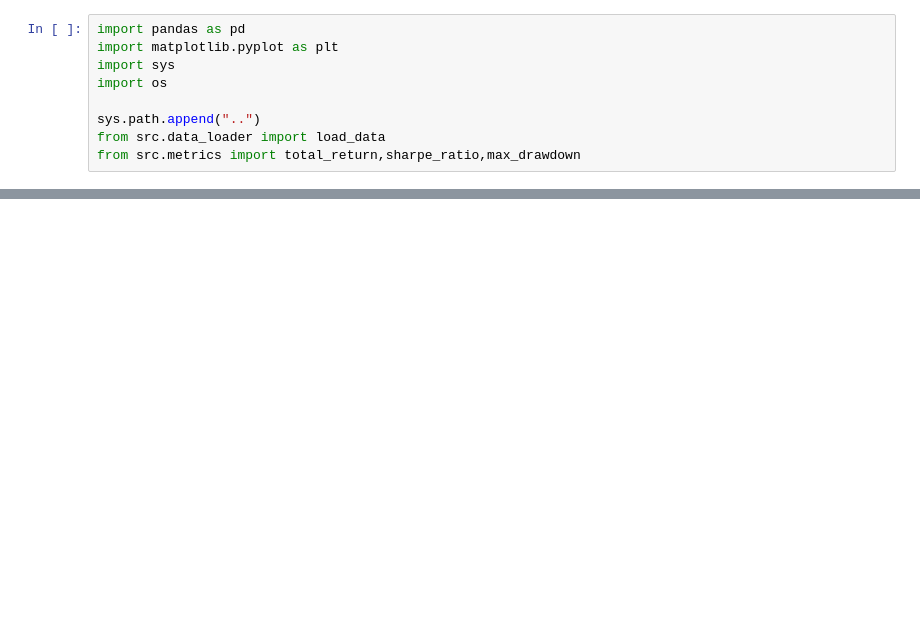
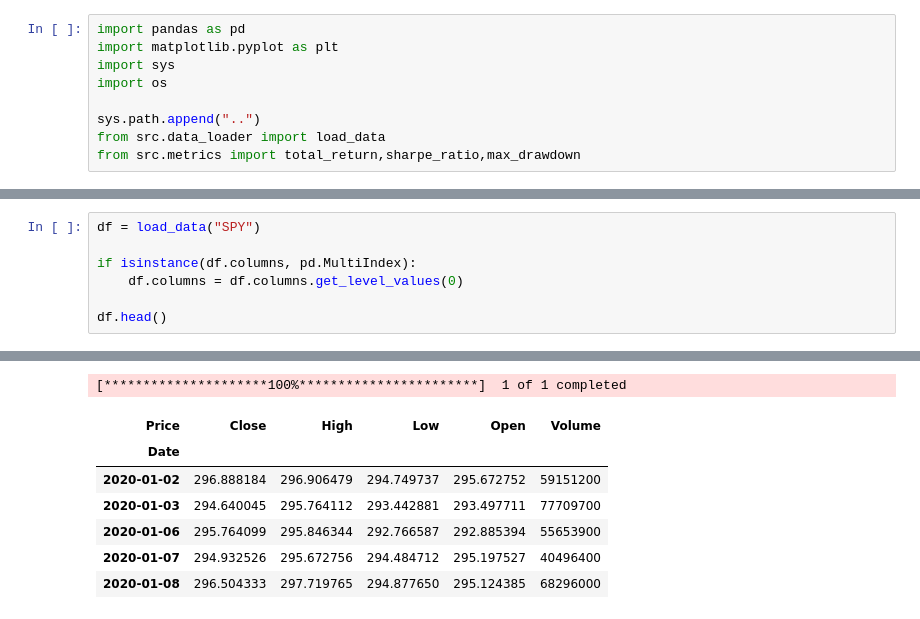
Before and after one commit to shauryasaxena72/Backtesting-Bias-Analysis, a Jupyter notebook: notebooks/05_transaction_costs.ipynb, the cells around one changed output, grey strips where cells are left out. Saved outputs shown, nothing was run; the diff lists cells and outputs as text; blank space fills up the shorter version.

```diff
--- a/notebooks/05_transaction_costs.ipynb
+++ b/notebooks/05_transaction_costs.ipynb
@@ -23,0 +34,8 @@ Date
+# %%
+df = load_data("SPY")
+
+if isinstance(df.columns, pd.MultiIndex):
+    df.columns = df.columns.get_level_values(0)
+
+df.head()
+# %% [output]
@@ -24,3 +43,11 @@ Date
+[*********************100%***********************]  1 of 1 completed
+| Price | Close | High | Low | Open | Volume |
+| Date |  |  |  |  |  |
+| 2020-01-02 | 296.888184 | 296.906479 | 294.749737 | 295.672752 | 59151200 |
+| 2020-01-03 | 294.640045 | 295.764112 | 293.442881 | 293.497711 | 77709700 |
+| 2020-01-06 | 295.764099 | 295.846344 | 292.766587 | 292.885394 | 55653900 |
+| 2020-01-07 | 294.932526 | 295.672756 | 294.484712 | 295.197527 | 40496400 |
+| 2020-01-08 | 296.504333 | 297.719765 | 294.877650 | 295.124385 | 68296000 |
 # %%
 df["SMA_50"] = df["Close"].rolling(50).mean()
 df["SMA_200"] = df["Close"].rolling(200).mean()
```
Also changed, not shown: parts of 15 cells of this notebook, 3 other files.
